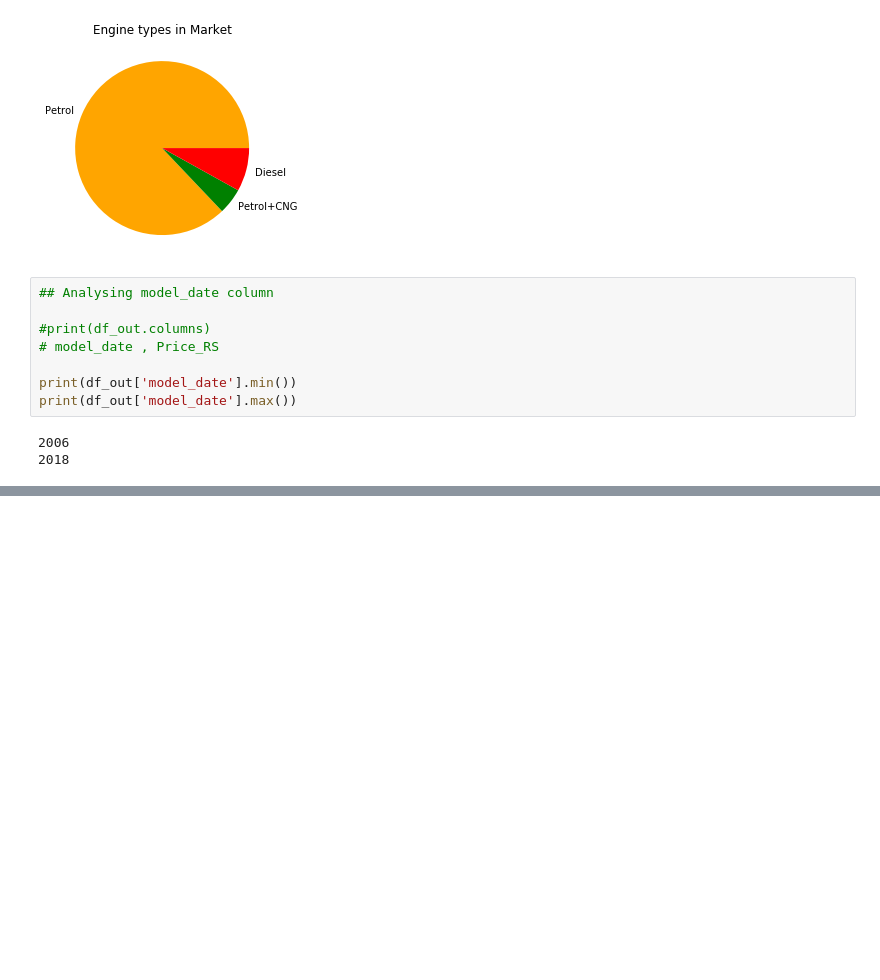
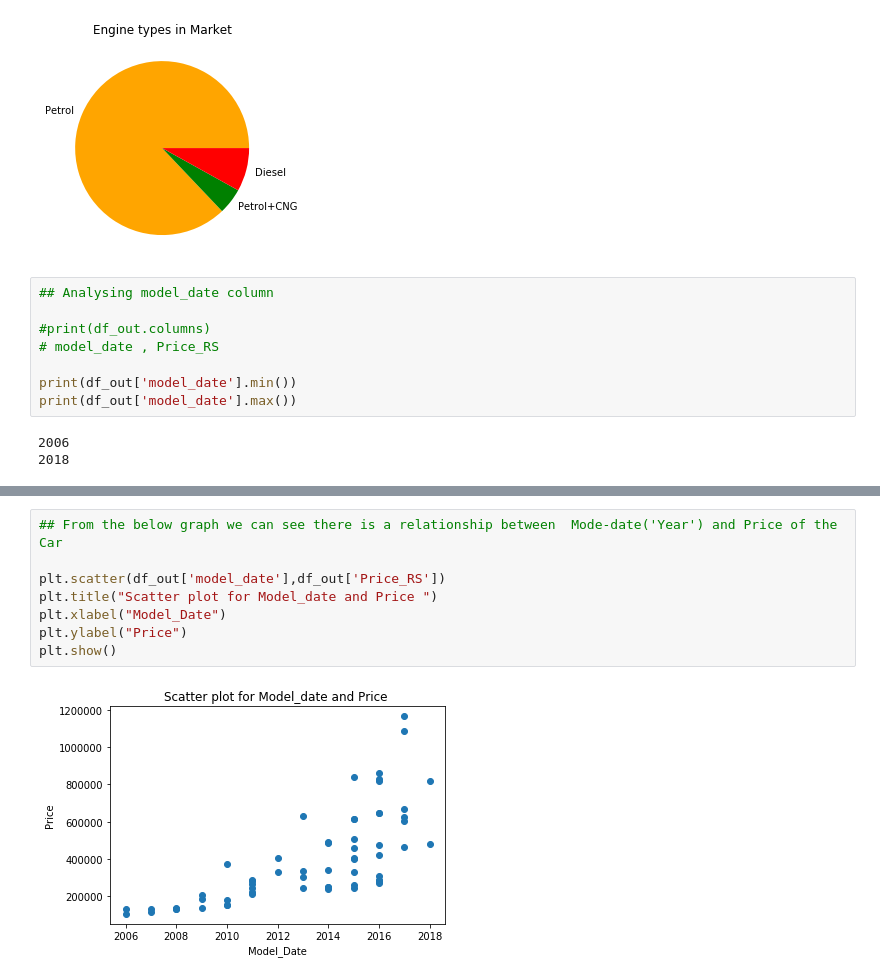
Before and after one commit to harishkemkar/Webscarapperfor_used_cars, a Jupyter notebook: usedcars.ipynb, the cells around one changed output, grey strips where cells are left out. Cells and saved outputs as stored; diff of their text form; blank space fills up the shorter version.

```diff
--- a/usedcars.ipynb
+++ b/usedcars.ipynb
@@ -201,0 +232,10 @@ plt.show()
+# %%
+## From the below graph we can see there is a relationship between  Mode-date('Year') and Price of the Car
+
+plt.scatter(df_out['model_date'],df_out['Price_RS'])
+plt.title("Scatter plot for Model_date and Price ")
+plt.xlabel("Model_Date")
+plt.ylabel("Price")
+plt.show()
+# %% [output]
+[figure, added]
```
Also changed, not shown: parts of 6 cells of this notebook.
